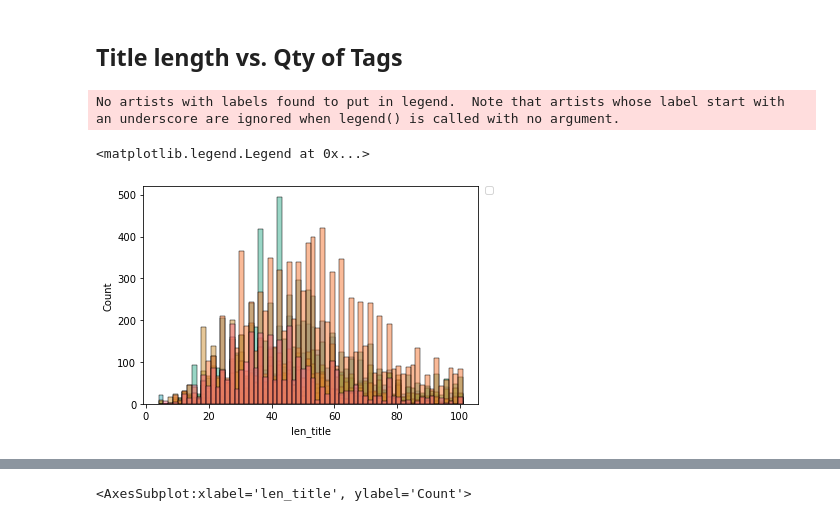
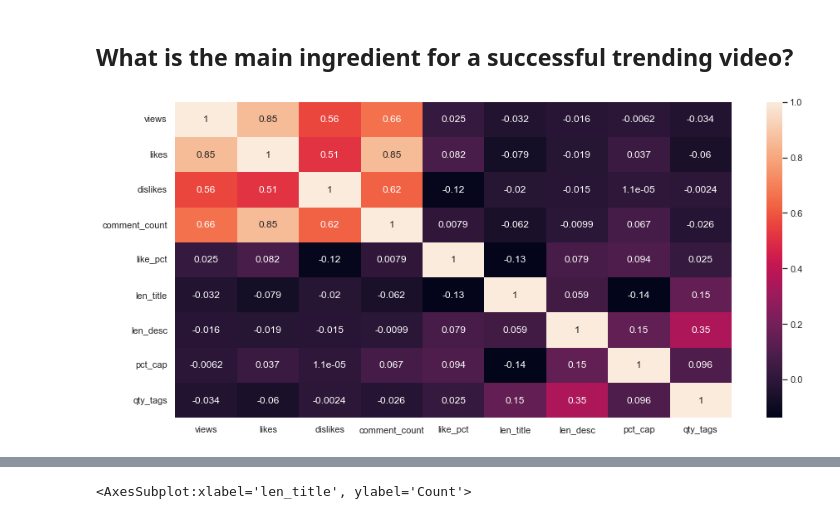
Before and after one commit to danielosetiawan/YouTube-EDA, a Jupyter notebook: youtube ipynb.ipynb, the cells around one changed output, grey strips where cells are left out. Cells and saved outputs as stored; diff of their text form; code cells hidden in the pictures.

```diff
--- a/youtube ipynb.ipynb
+++ b/youtube ipynb.ipynb
@@ -110,9 +99,9 @@ sns.scatterplot(x='views', y='dislikes', data=df, color = 'b')
-# %% [markdown]
-## Title length vs. Qty of Tags
-# %%
-sns.histplot(x='len_title', data=df, hue = 'category', alpha = 0.5)
-plt.legend(bbox_to_anchor=(1.02, 1), loc=2, borderaxespad=0)
-# %% [output]
-No artists with labels found to put in legend.  Note that artists whose label start with an underscore are ignored when legend() is called with no argument.
-<matplotlib.legend.Legend at 0x...>
-[figure, removed]
+# %% [markdown]
+## What is the main ingredient for a successful trending video?
+# %%
+# lets create a correlation matrix with the base data and see what we get
+sns.set(rc = {'figure.figsize':(15, 7)})
+sns.heatmap(df.corr(), annot=True)
+plt.show()
+# %% [output]
+[figure, added]
```
Also changed, not shown: parts of 40 cells of this notebook.
